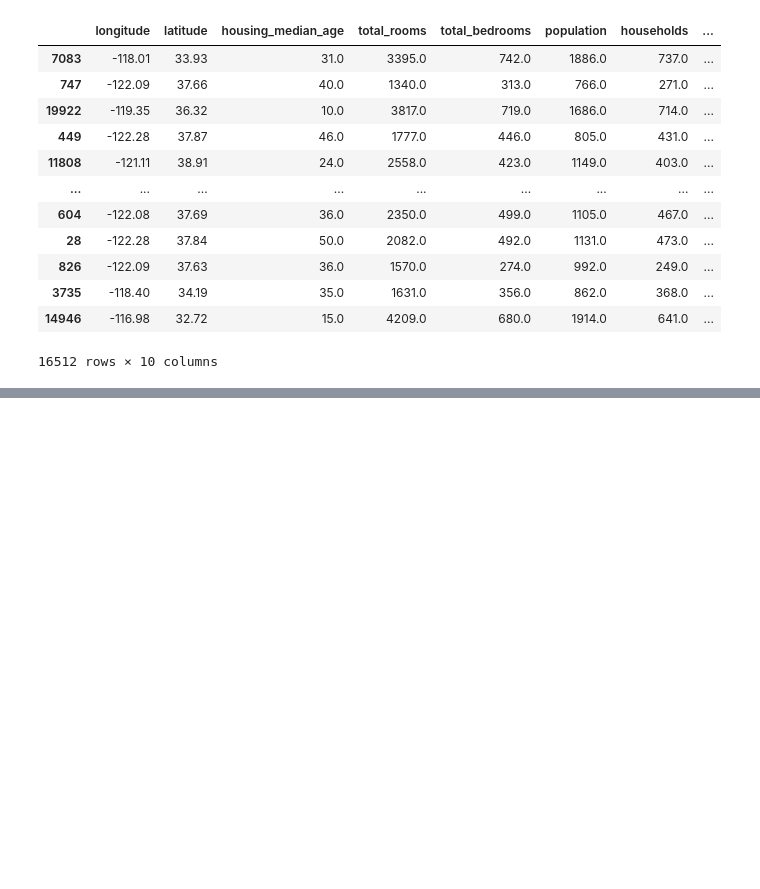
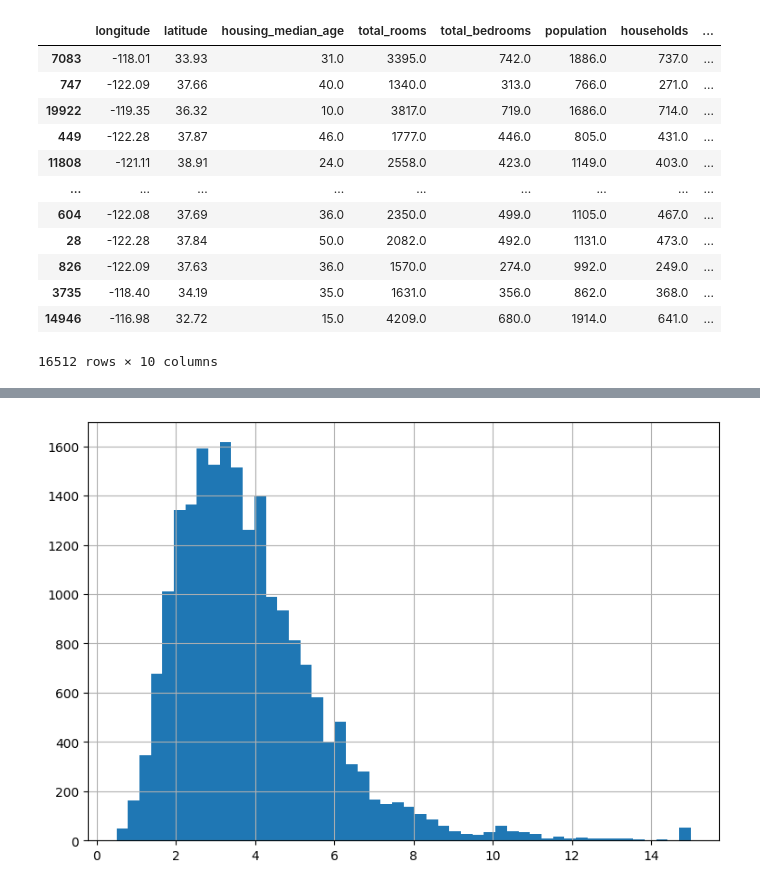
Before and after one commit to Shermukhammat/Mohirdev_Data_Science_praktikum, a Jupyter notebook: ML/scikit-learn1.ipynb, the cells around one changed output, grey strips where cells are left out. Saved outputs shown, nothing was run; the diff lists cells and outputs as text; code cells hidden in the pictures; blank space fills up the shorter version.

```diff
--- a/ML/scikit-learn1.ipynb
+++ b/ML/scikit-learn1.ipynb
@@ -132,0 +138,5 @@ train_set
+# %%
+dataset['median_income'].hist(bins = 50, figsize = (9, 6))
+plt.show()
+# %% [output]
+[figure, added]
```
Also changed, not shown: parts of 11 cells of this notebook.
